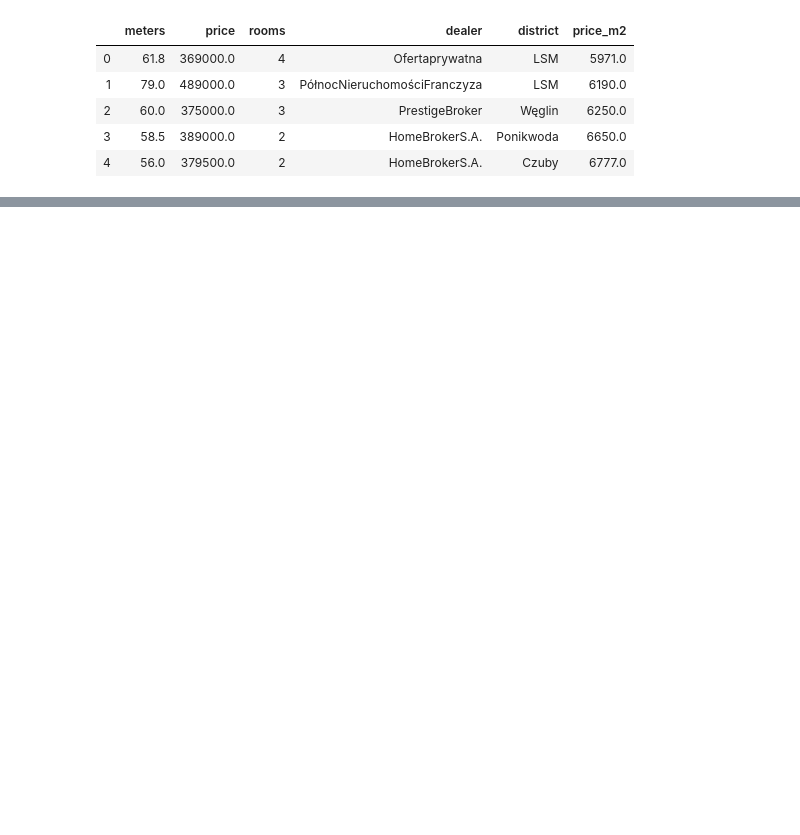
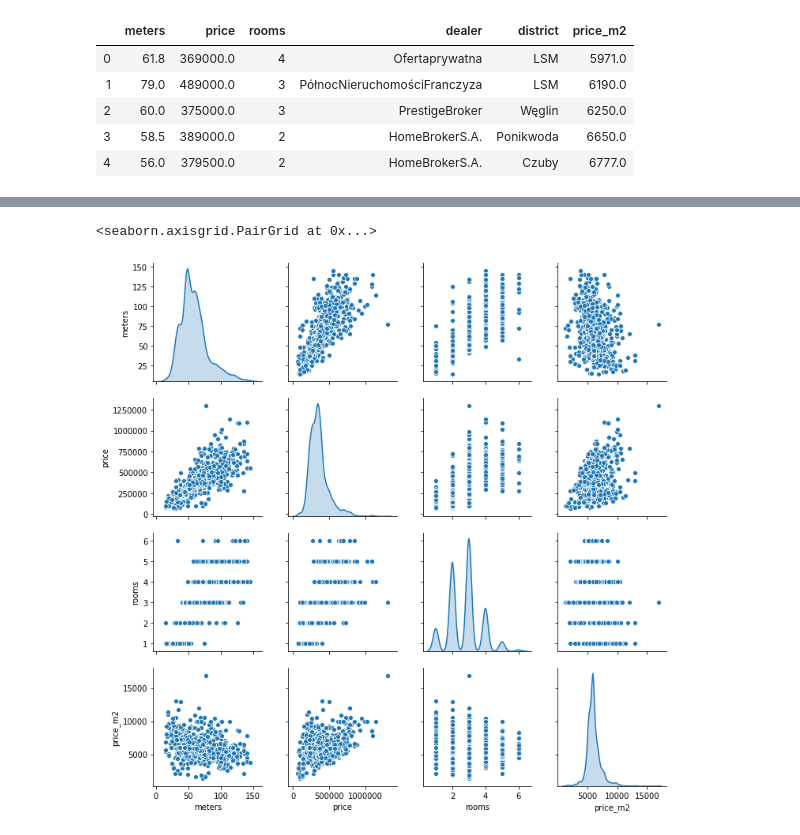
Before and after one commit to robertdigital/apartments_for_sale-analysis, a Jupyter notebook: main.ipynb, the cells around one changed output, grey strips where cells are left out. Drawn from its saved outputs; the diff is of its cells as text; code cells hidden in the pictures; blank space fills up the shorter version.

```diff
--- a/main.ipynb
+++ b/main.ipynb
@@ -100,0 +102,5 @@ fig.savefig('avg_price_rooms.pdf')
+# %%
+sns.pairplot(df,diag_kind="kde")
+# %% [output]
+<seaborn.axisgrid.PairGrid at 0x...>
+[figure, added]
```
Also changed, not shown: parts of 9 cells of this notebook.
